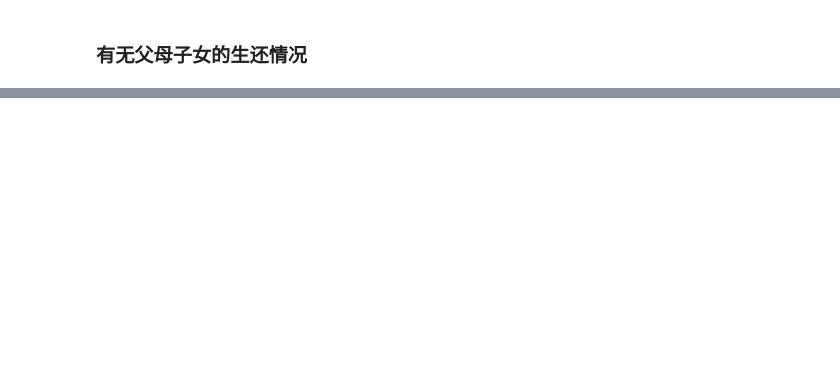
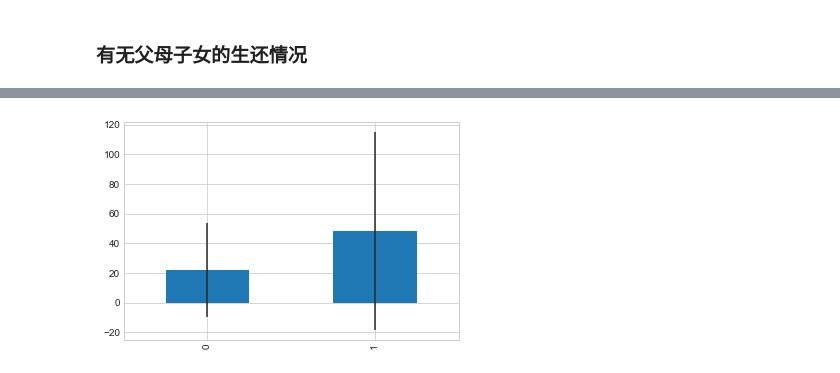
Before and after one commit to letjetfat/titanic-survival-prediction, a Jupyter notebook: titanic-survival-prediction.ipynb, the cells around one changed output, grey strips where cells are left out. Cells and saved outputs as stored; diff of their text form; code cells hidden in the pictures; blank space fills up the shorter version.

```diff
--- a/titanic-survival-prediction.ipynb
+++ b/titanic-survival-prediction.ipynb
@@ -479,0 +529,27 @@ Text(0.5,0,'No SibSp')
+# %%
+#fig, axes = plt.subplots(1,2,figsize=(12,5))
+from matplotlib.gridspec import GridSpec
+
+#设置子图的大小
+fig = plt.figure(12,figsize=(12,10))
+gs = GridSpec(2, 2)
+ax1 = plt.subplot(gs[0,0])
+ax2 = plt.subplot(gs[0,1])
+ax3 = plt.subplot(gs[1,:])
+
+#绘制Parch子图
+survived_by_parch = train[['Parch','Survived']].groupby(['Parch']).mean()
+survived_by_parch.plot(kind='bar',ax=ax1,title='Parch and Survived',rot=0)
+plt.ylabel('Mean Survived')
+
+#绘制SibSp子图
+survived_by_sibsp = train[['SibSp','Survived']].groupby(['SibSp']).mean()
+survived_by_sibsp.plot(kind='bar',ax=ax2,title='SibSp and Survived',rot=0)
+plt.ylabel('Mean Survived')
+
+#把有无兄弟姐妹和父母子女算在一起，分析生还情况
+train['Family_nums'] = train['SibSp'] + train['Parch'] + 1
+survived_by_family_nums = train[['Family_nums','Survived']].groupby('Family_nums').mean()
+survived_by_family_nums.plot(kind='bar',ax=ax3,title='Survived and Family Numbers',rot=0)
+plt.ylabel('Mean Survived')
+plt.show()
@@ -479,0 +594,11 @@ Text(0.5,0,'No SibSp')
+# %%
+fare_not_survived = train[train['Survived']==0]['Fare']
+fare_survived = train[train['Survived']==1]['Fare']
+
+avg_fare = pd.DataFrame([fare_not_survived.mean(),fare_survived.mean()])
+std_fare = pd.DataFrame([fare_not_survived.std(),fare_survived.std()])
+
+avg_fare.plot(yerr=std_fare,kind='bar',legend=False)
+plt.show()
+# %% [output]
+[figure, added]
```
Also changed, not shown: parts of 35 cells of this notebook, 1 other file.
